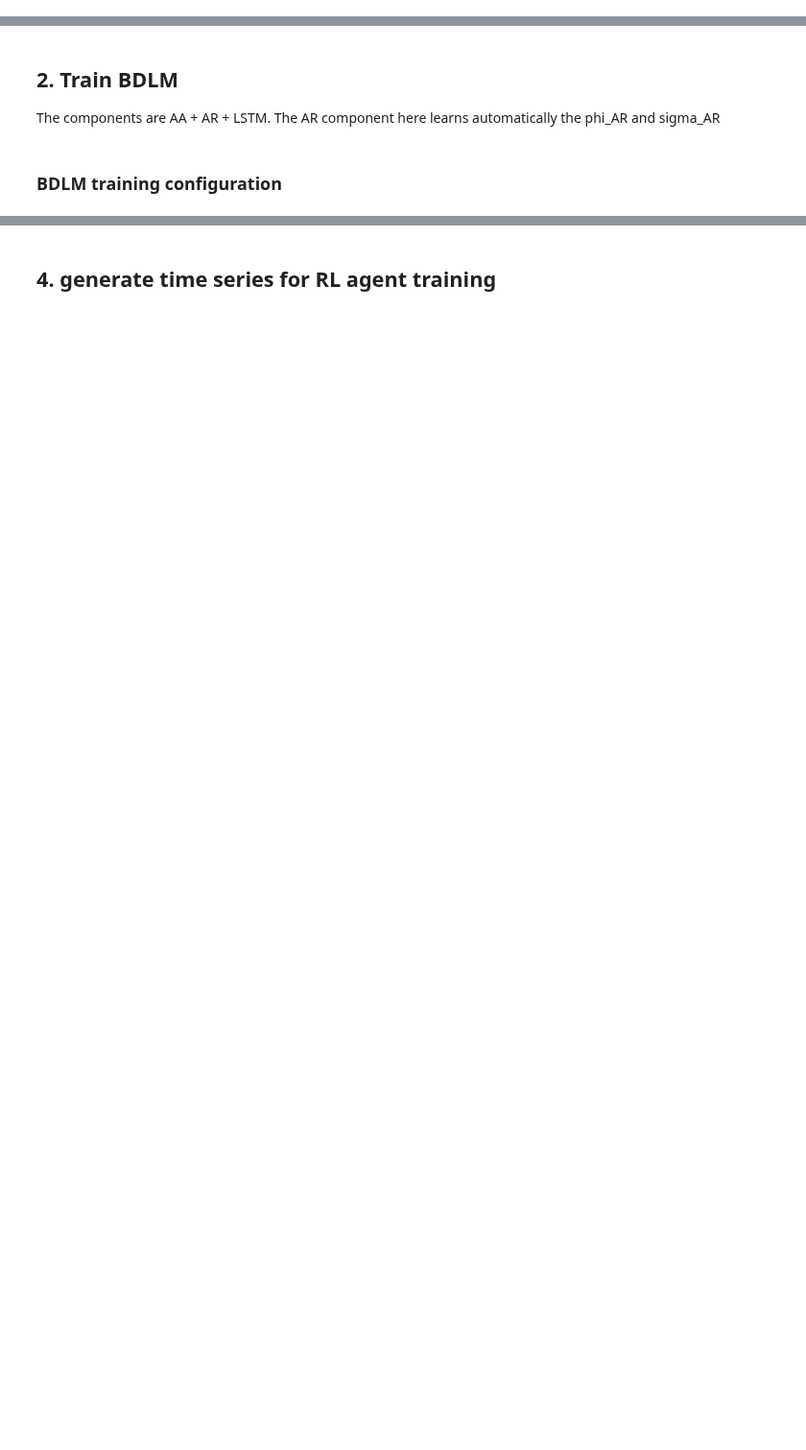
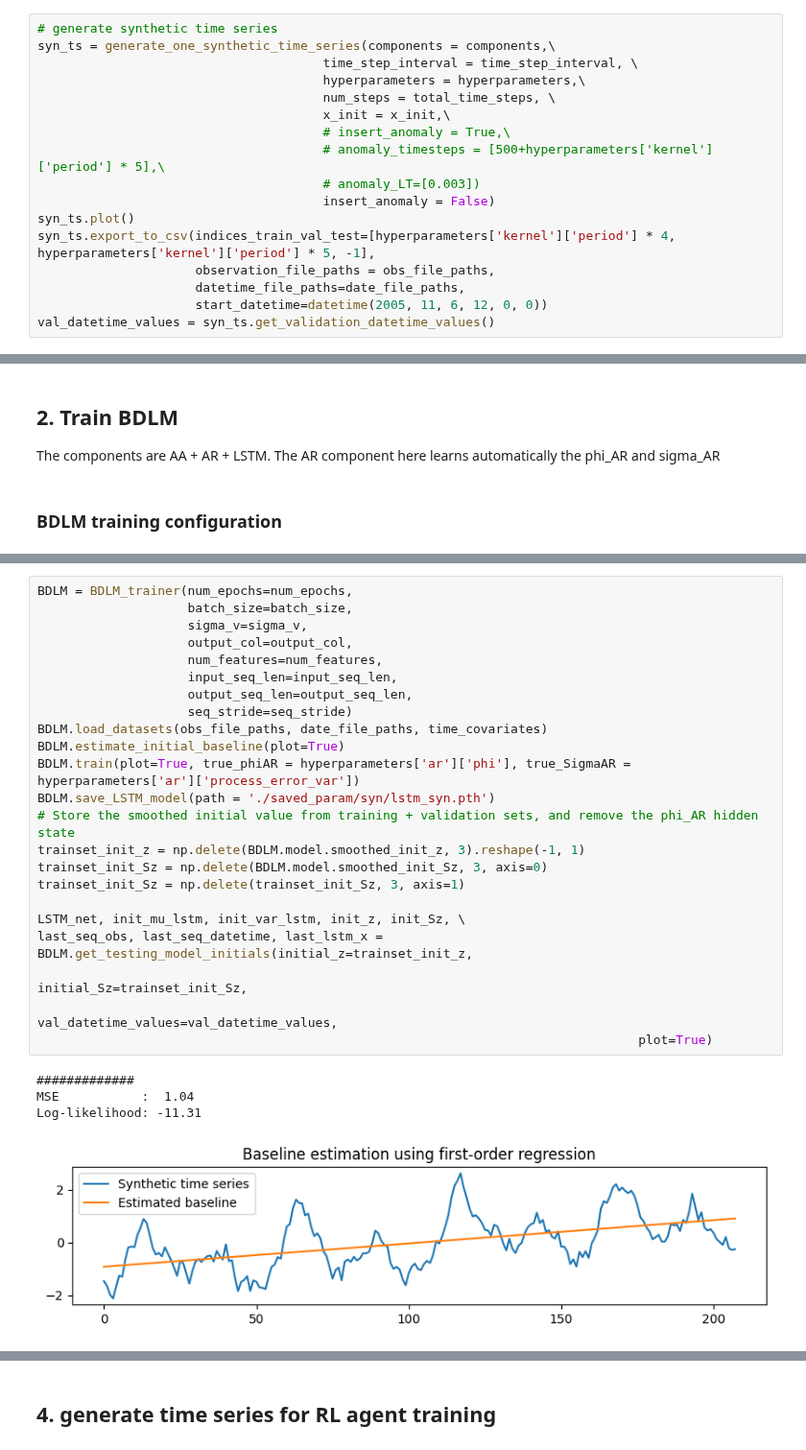
Before and after one commit to van-dai-vuong/cuTAGI, a Jupyter notebook: examples/syn_config.ipynb, the cells around one changed output, grey strips where cells are left out. Shown at 96% size. Saved outputs shown, nothing was run; the diff lists cells and outputs as text; blank space fills up the shorter version.

Commit message:
cleaning config file (until RL time series generation)

```diff
--- a/examples/syn_config.ipynb
+++ b/examples/syn_config.ipynb
@@ -124,0 +53,17 @@ with open('data/synthetic_ts/syn_test_datetime.csv', 'w', newline='') as csvfile
+# %%
+# generate synthetic time series
+syn_ts = generate_one_synthetic_time_series(components = components,\
+                                      time_step_interval = time_step_interval, \
+                                      hyperparameters = hyperparameters,\
+                                      num_steps = total_time_steps, \
+                                      x_init = x_init,\
+                                      # insert_anomaly = True,\
+                                      # anomaly_timesteps = [500+hyperparameters['kernel']['period'] * 5],\
+                                      # anomaly_LT=[0.003])
+                                      insert_anomaly = False)
+syn_ts.plot()
+syn_ts.export_to_csv(indices_train_val_test=[hyperparameters['kernel']['period'] * 4, hyperparameters['kernel']['period'] * 5, -1],
+                     observation_file_paths = obs_file_paths,
+                     datetime_file_paths=date_file_paths,
+                     start_datetime=datetime(2005, 11, 6, 12, 0, 0))
+val_datetime_values = syn_ts.get_validation_datetime_values()
@@ -371,0 +89,28 @@ Log-likelihood: -12.53
+# %%
+BDLM = BDLM_trainer(num_epochs=num_epochs,
+                    batch_size=batch_size,
+                    sigma_v=sigma_v,
+                    output_col=output_col,
+                    num_features=num_features,
+                    input_seq_len=input_seq_len,
+                    output_seq_len=output_seq_len,
+                    seq_stride=seq_stride)
+BDLM.load_datasets(obs_file_paths, date_file_paths, time_covariates)
+BDLM.estimate_initial_baseline(plot=True)
+BDLM.train(plot=True, true_phiAR = hyperparameters['ar']['phi'], true_SigmaAR = hyperparameters['ar']['process_error_var'])
+BDLM.save_LSTM_model(path = './saved_param/syn/lstm_syn.pth')
+# Store the smoothed initial value from training + validation sets, and remove the phi_AR hidden state
+trainset_init_z = np.delete(BDLM.model.smoothed_init_z, 3).reshape(-1, 1)
+trainset_init_Sz = np.delete(BDLM.model.smoothed_init_Sz, 3, axis=0)
+trainset_init_Sz = np.delete(trainset_init_Sz, 3, axis=1)
+
+LSTM_net, init_mu_lstm, init_var_lstm, init_z, init_Sz, \
+last_seq_obs, last_seq_datetime, last_lstm_x = BDLM.get_testing_model_initials(initial_z=trainset_init_z,
+                                                                                initial_Sz=trainset_init_Sz,
+                                                                                val_datetime_values=val_datetime_values,
+                                                                                plot=True)
+# %% [output]
+#############
+MSE           :  1.04
+Log-likelihood: -11.31
+[figure, added]
```
Also changed, not shown: parts of 32 cells of this notebook, 8 other files.
